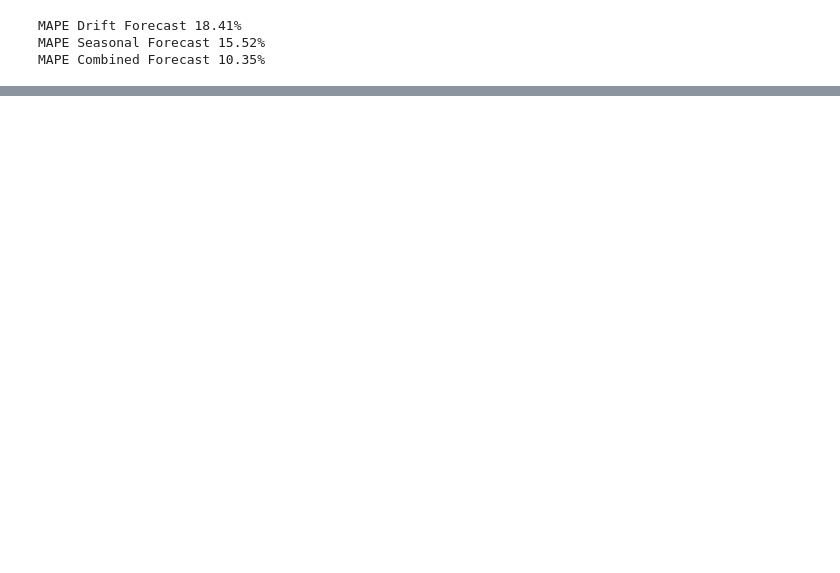
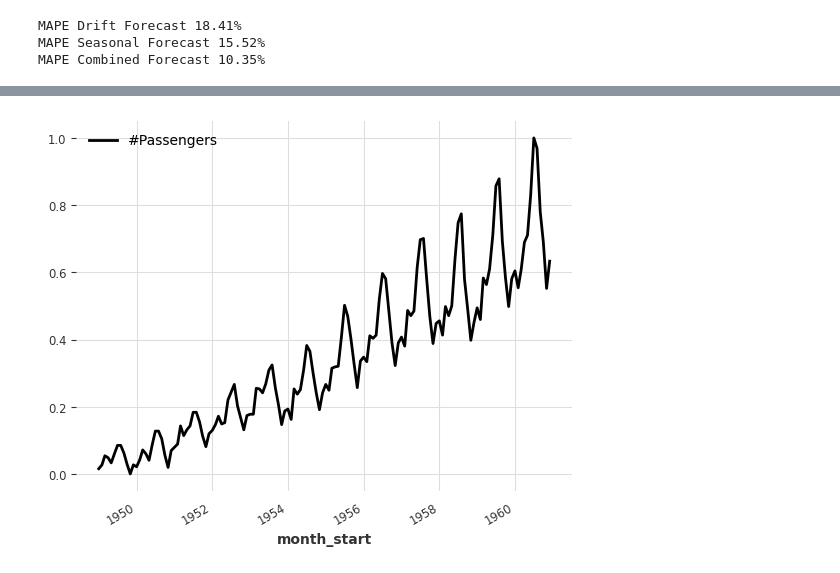
Before and after one commit to adroit-ds/datascience-learn, a Jupyter notebook: time_series_forecasting/DARTS_airpassengers.ipynb, the cells around one changed output, grey strips where cells are left out. Saved outputs shown, nothing was run; the diff lists cells and outputs as text; code cells hidden in the pictures; blank space fills up the shorter version.

```diff
--- a/time_series_forecasting/DARTS_airpassengers.ipynb
+++ b/time_series_forecasting/DARTS_airpassengers.ipynb
@@ -110,0 +155,8 @@ plot_residuals_analysis(model.residuals(train))
+# %%
+# Scaled Input Time Series
+
+scaler = Scaler()
+scaled_ts = scaler.fit_transform(darts_ts)
+scaled_ts.plot()
+# %% [output]
+[figure, added]
```
Also changed, not shown: parts of 9 cells of this notebook.
